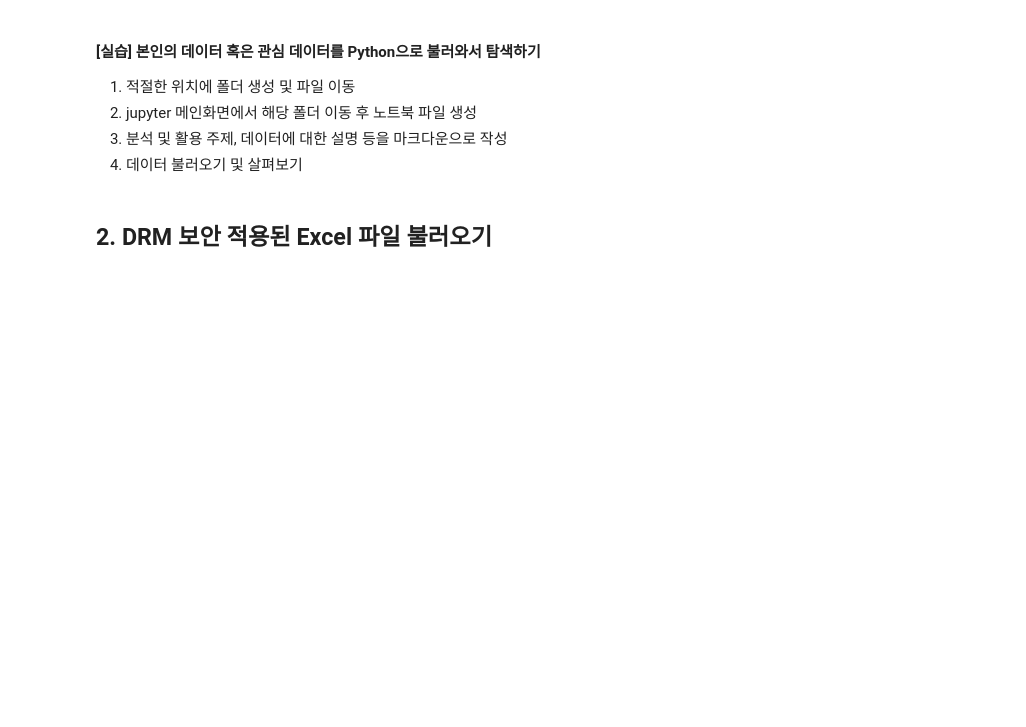
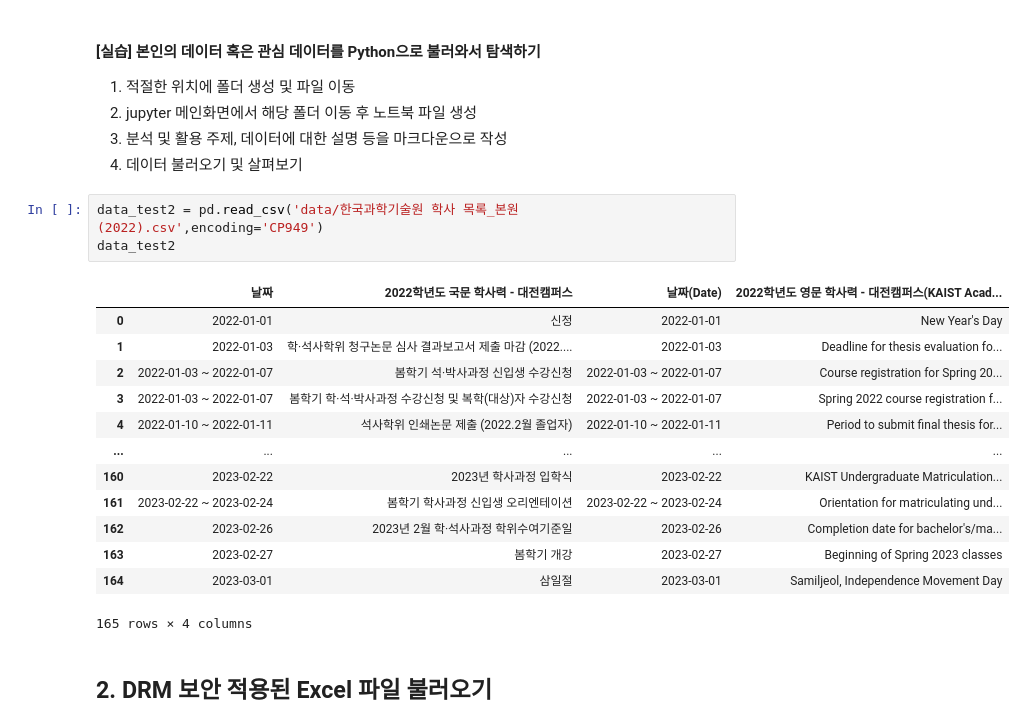
Before and after one commit to wseokyang/python_data_preprocess, a Jupyter notebook: Python실습/03_데이터 불러오기.ipynb, the cells around one changed output. Drawn from its saved outputs; the diff is of its cells as text; blank space fills up the shorter version.

```diff
--- a/Python실습/03_데이터 불러오기.ipynb
+++ b/Python실습/03_데이터 불러오기.ipynb
@@ -163,6 +281,23 @@ sheet3
 2. jupyter 메인화면에서 해당 폴더 이동 후 노트북 파일 생성
 3. 분석 및 활용 주제, 데이터에 대한 설명 등을 마크다운으로 작성
 4. 데이터 불러오기 및 살펴보기
+# %%
+data_test2 = pd.read_csv('data/한국과학기술원 학사 목록_본원(2022).csv',encoding='CP949')
+data_test2
+# %% [output]
+|  | 날짜 | 2022학년도 국문 학사력 - 대전캠퍼스 | 날짜(Date) | 2022학년도 영문 학사력 - 대전캠퍼스(KAIST Acad... |
+| 0 | 2022-01-01 | 신정 | 2022-01-01 | New Year's Day |
+| 1 | 2022-01-03 | 학·석사학위 청구논문 심사 결과보고서 제출 마감 (2022.... | 2022-01-03 | Deadline for thesis evaluation fo... |
+| 2 | 2022-01-03 ~ 2022-01-07 | 봄학기 석·박사과정 신입생 수강신청 | 2022-01-03 ~ 2022-01-07 | Course registration for Spring 20... |
+| 3 | 2022-01-03 ~ 2022-01-07 | 봄학기 학·석·박사과정 수강신청 및 복학(대상)자 수강신청 | 2022-01-03 ~ 2022-01-07 | Spring 2022 course registration f... |
+| 4 | 2022-01-10 ~ 2022-01-11 | 석사학위 인쇄논문 제출 (2022.2월 졸업자) | 2022-01-10 ~ 2022-01-11 | Period to submit final thesis for... |
+| ... | ... | ... | ... | ... |
+| 160 | 2023-02-22 | 2023년 학사과정 입학식 | 2023-02-22 | KAIST Undergraduate Matriculation... |
+| 161 | 2023-02-22 ~ 2023-02-24 | 봄학기 학사과정 신입생 오리엔테이션 | 2023-02-22 ~ 2023-02-24 | Orientation for matriculating und... |
+| 162 | 2023-02-26 | 2023년 2월 학·석사과정 학위수여기준일 | 2023-02-26 | Completion date for bachelor's/ma... |
+| 163 | 2023-02-27 | 봄학기 개강 | 2023-02-27 | Beginning of Spring 2023 classes |
+| 164 | 2023-03-01 | 삼일절 | 2023-03-01 | Samiljeol, Independence Movement Day |
+165 rows × 4 columns
 # %% [markdown]
 ## 2.  DRM 보안 적용된 Excel 파일 불러오기
 # %% [markdown]
```
Also changed, not shown: parts of 25 cells of this notebook, 6 other files.
